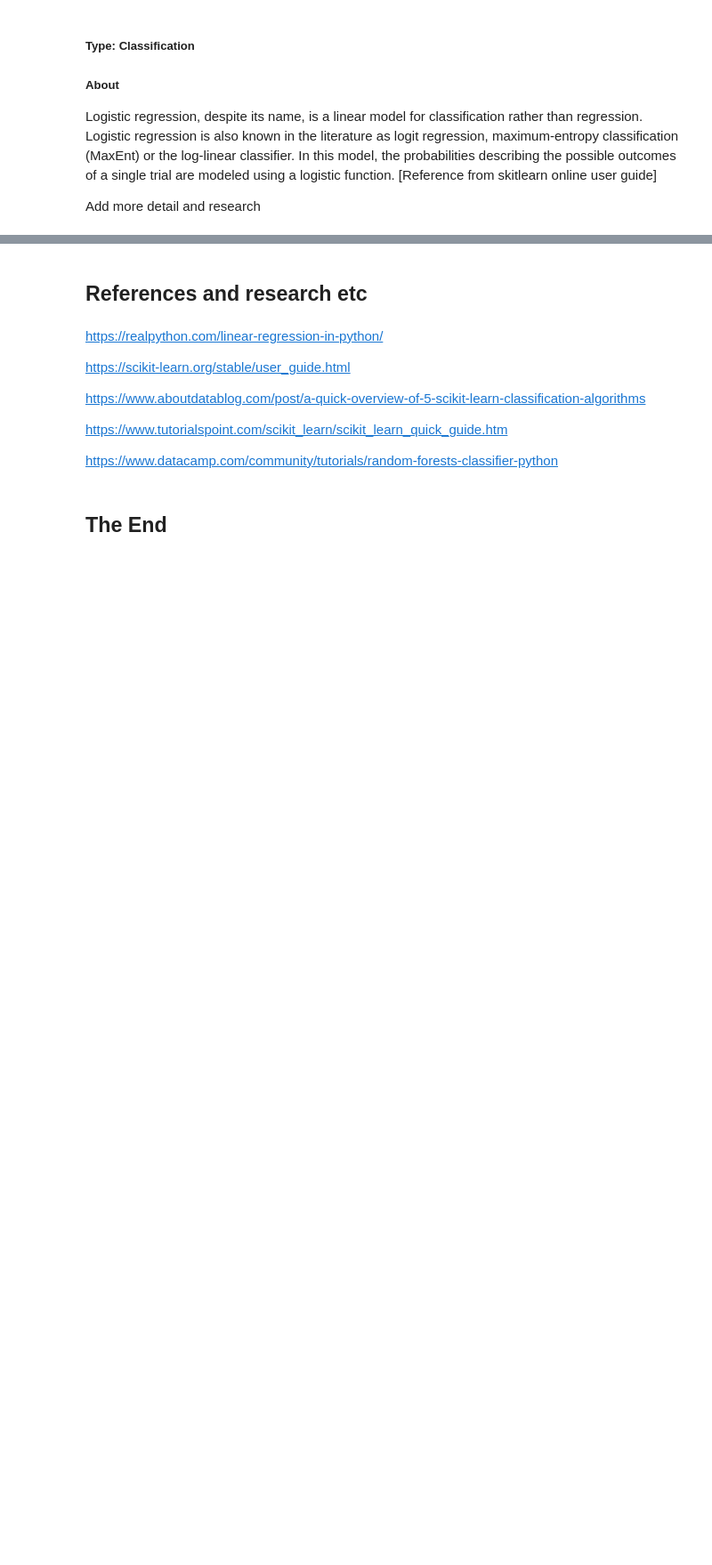
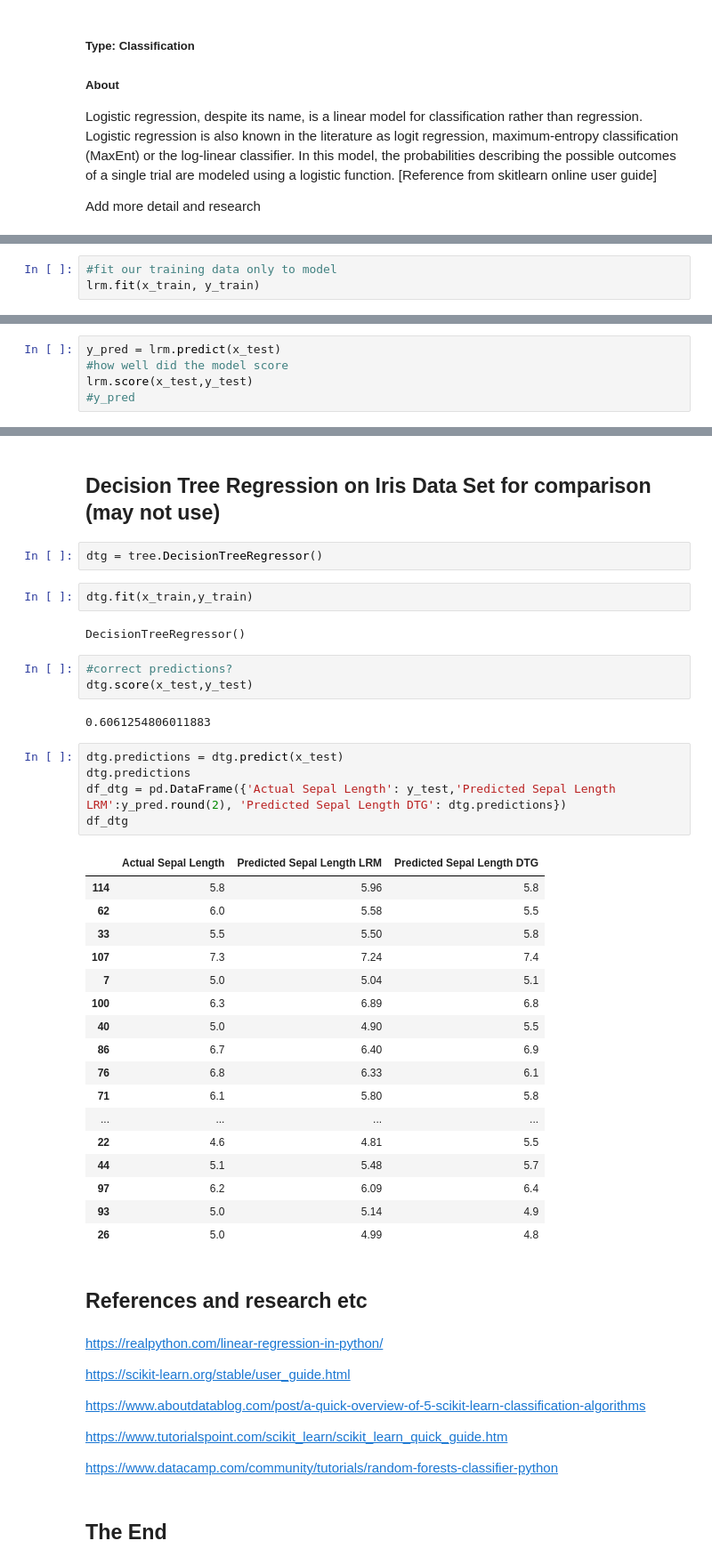
Before and after one commit to brendantipp/gmit_mls_2021, a Jupyter notebook: scikit-learn.ipynb, the cells around one changed output, grey strips where cells are left out. Shown at 89% size. Cells and saved outputs as stored; diff of their text form; blank space fills up the shorter version.

Commit message:
added sections on linear regression and decision tree regression

```diff
--- a/scikit-learn.ipynb
+++ b/scikit-learn.ipynb
@@ -314,0 +348,3 @@ from sklearn.neighbors import KNeighborsClassifier
+# %%
+#fit our training data only to model
+lrm.fit(x_train, y_train)
@@ -314,0 +364,5 @@ from sklearn.neighbors import KNeighborsClassifier
+# %%
+y_pred = lrm.predict(x_test)
+#how well did the model score
+lrm.score(x_test,y_test)
+#y_pred
@@ -315,3 +393,39 @@ from sklearn.neighbors import KNeighborsClassifier
+# %% [markdown]
+## Decision Tree Regression on Iris Data Set for comparison (may not use)
+# %%
+dtg = tree.DecisionTreeRegressor()
+# %%
+dtg.fit(x_train,y_train)
+# %% [output]
+DecisionTreeRegressor()
+# %%
+#correct predictions?
+dtg.score(x_test,y_test)
+# %% [output]
+0.6061254806011883
+# %%
+dtg.predictions = dtg.predict(x_test)
+dtg.predictions
+df_dtg = pd.DataFrame({'Actual Sepal Length': y_test,'Predicted Sepal Length LRM':y_pred.round(2), 'Predicted Sepal Length DTG': dtg.predictions})
+df_dtg
+# %% [output]
+|  | Actual Sepal Length | Predicted Sepal Length LRM | Predicted Sepal Length DTG |
+| 114 | 5.8 | 5.96 | 5.8 |
+| 62 | 6.0 | 5.58 | 5.5 |
+| 33 | 5.5 | 5.50 | 5.8 |
+| 107 | 7.3 | 7.24 | 7.4 |
+| 7 | 5.0 | 5.04 | 5.1 |
+| 100 | 6.3 | 6.89 | 6.8 |
+| 40 | 5.0 | 4.90 | 5.5 |
+| 86 | 6.7 | 6.40 | 6.9 |
+| 76 | 6.8 | 6.33 | 6.1 |
+| 71 | 6.1 | 5.80 | 5.8 |
+| ... | ... | ... | ... |
+| 22 | 4.6 | 4.81 | 5.5 |
+| 44 | 5.1 | 5.48 | 5.7 |
+| 97 | 6.2 | 6.09 | 6.4 |
+| 93 | 5.0 | 5.14 | 4.9 |
+| 26 | 5.0 | 4.99 | 4.8 |
 # %% [markdown]
 ## References and research etc
 # %% [markdown]
```
Also changed, not shown: parts of 35 cells of this notebook.
